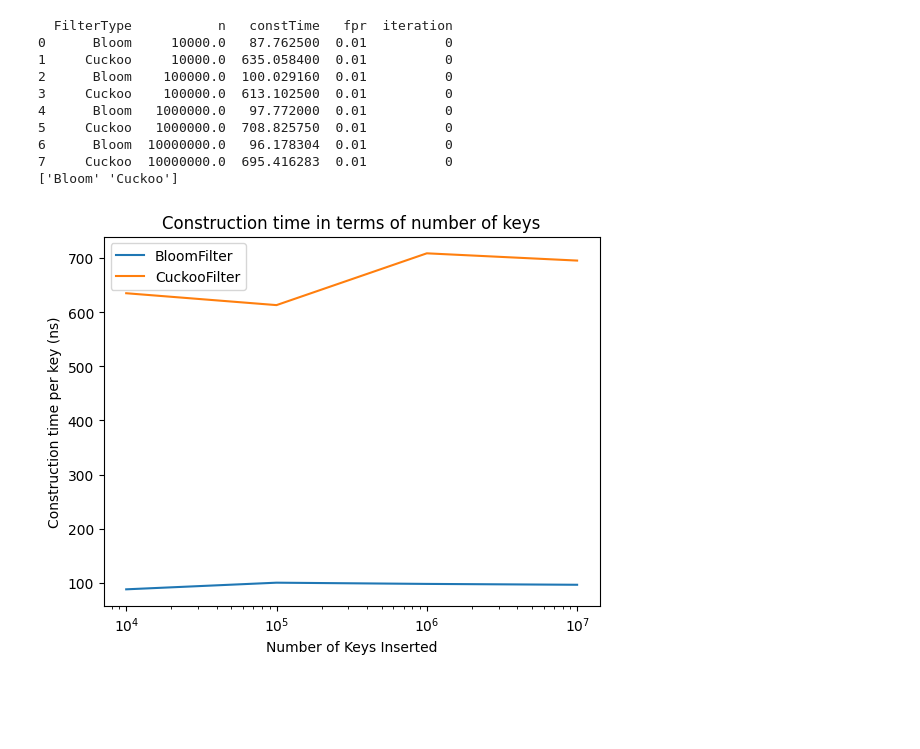
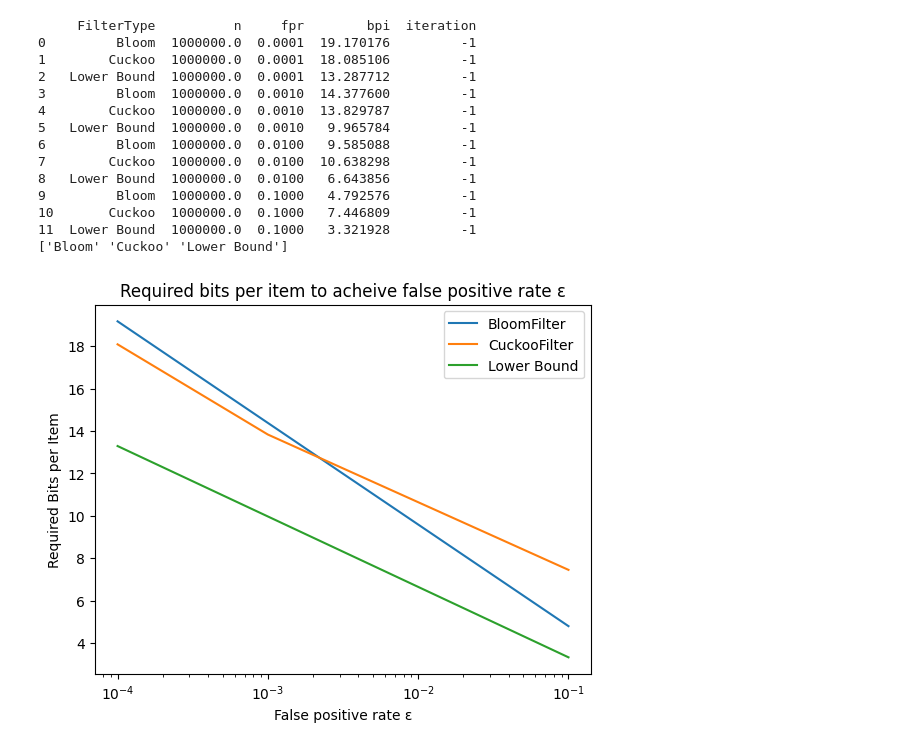
Before and after one commit to jayden14141/Filters, a Jupyter notebook: plot.ipynb, the cells around one changed output. Drawn from its saved outputs; the diff is of its cells as text; code cells hidden in the pictures; blank space fills up the shorter version.

```diff
--- a/plot.ipynb
+++ b/plot.ipynb
@@ -65,6 +68,7 @@ def line_plot(fileName="", x = "", y = "", figureName = "", xscale = True, xlabe
     df['FilterType'] = df['FilterType'].astype(str)
     bloom = df[df['FilterType'] == 'Bloom']
     cuckoo = df[df['FilterType'] == 'Cuckoo']
+    theory = df[df['FilterType'] == 'Lower Bound']
 
     print(df['FilterType'].unique())
 
@@ -75,6 +79,7 @@ def line_plot(fileName="", x = "", y = "", figureName = "", xscale = True, xlabe
 
     plt.plot(bloom[x], bloom[y], label='BloomFilter')
     plt.plot(cuckoo[x], cuckoo[y], label='CuckooFilter')
+    plt.plot(theory[x], theory[y], label='Lower Bound')
 
     plt.xlabel(xlabel)
     plt.ylabel(ylabel)
@@ -85,20 +90,24 @@ def line_plot(fileName="", x = "", y = "", figureName = "", xscale = True, xlabe
 
     plt.show()
 # %%
-# line_plot(fileName="bpi_fpr", x="fpr", y="bpi", figureName='Required bits per item to acheive false positive rate ε',
-#           xscale=True, xlabel="False positive rate ε", ylabel="Required Bits per Item")
+line_plot(fileName="bpi_fpr", x="fpr", y="bpi", figureName='Required bits per item to acheive false positive rate ε',
+          xscale=True, xlabel="False positive rate ε", ylabel="Required Bits per Item")
 
-line_plot(fileName="buildTime_n", x="n", y="constTime", figureName='Construction time in terms of number of keys',
-          xscale=True, xlabel="Number of Keys Inserted", ylabel="Construction time per key (ns)")
+# line_plot(fileName="buildTime_n", x="n", y="constTime", figureName='Construction time in terms of number of keys',
+#           xscale=True, xlabel="Number of Keys Inserted", ylabel="Construction time per key (ns)")
 # %% [output]
-  FilterType           n   constTime   fpr  iteration
-0      Bloom     10000.0   87.762500  0.01          0
-1     Cuckoo     10000.0  635.058400  0.01          0
-2      Bloom    100000.0  100.029160  0.01          0
-3     Cuckoo    100000.0  613.102500  0.01          0
-4      Bloom   1000000.0   97.772000  0.01          0
-5     Cuckoo   1000000.0  708.825750  0.01          0
-6      Bloom  10000000.0   96.178304  0.01          0
-7     Cuckoo  10000000.0  695.416283  0.01          0
-['Bloom' 'Cuckoo']
+     FilterType          n     fpr        bpi  iteration
+0         Bloom  1000000.0  0.0001  19.170176         -1
+1        Cuckoo  1000000.0  0.0001  18.085106         -1
+2   Lower Bound  1000000.0  0.0001  13.287712         -1
+3         Bloom  1000000.0  0.0010  14.377600         -1
+4        Cuckoo  1000000.0  0.0010  13.829787         -1
+5   Lower Bound  1000000.0  0.0010   9.965784         -1
+6         Bloom  1000000.0  0.0100   9.585088         -1
+7        Cuckoo  1000000.0  0.0100  10.638298         -1
+8   Lower Bound  1000000.0  0.0100   6.643856         -1
+9         Bloom  1000000.0  0.1000   4.792576         -1
+10       Cuckoo  1000000.0  0.1000   7.446809         -1
+11  Lower Bound  1000000.0  0.1000   3.321928         -1
+['Bloom' 'Cuckoo' 'Lower Bound']
-[figure, old version]
+[figure, new version]
```
Also changed, not shown: parts of 1 cell of this notebook, 8 other files.
